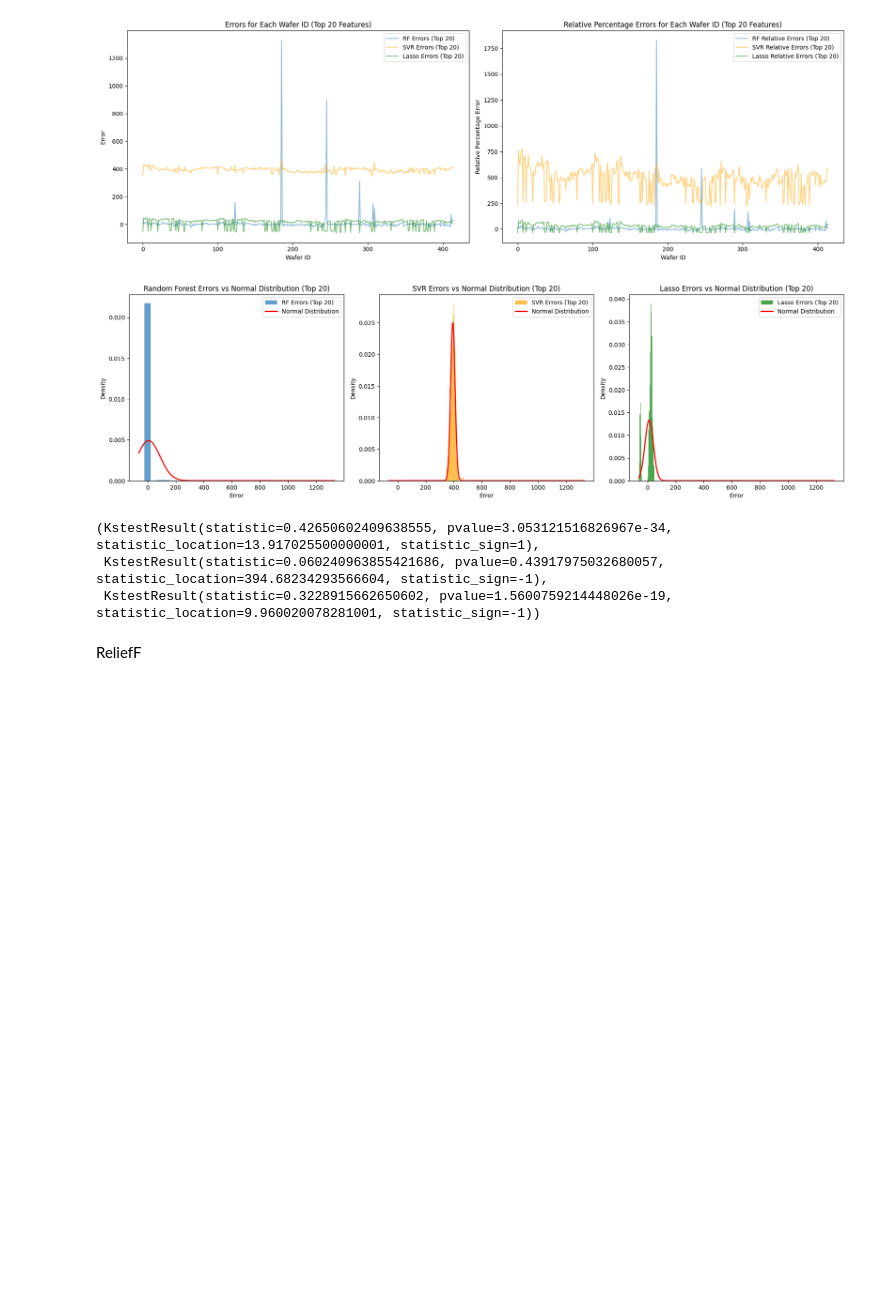
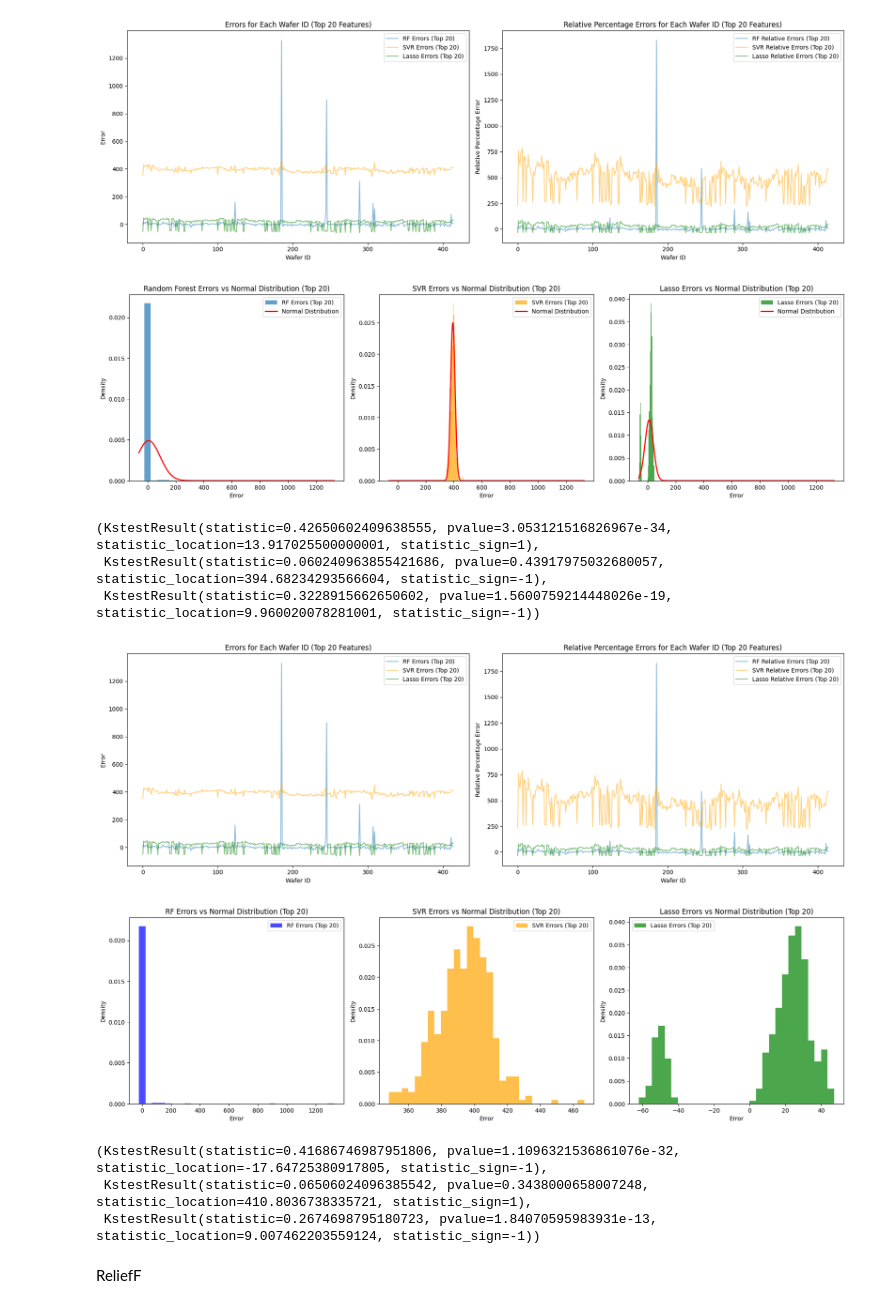
Before and after one commit to sadia575/featureengineering, a Jupyter notebook: notebook/FeatureExtractionWithFunctions_Updated.ipynb, the cells around one changed output. Cells and saved outputs as stored; diff of their text form; code cells hidden in the pictures; blank space fills up the shorter version.

```diff
--- a/notebook/FeatureExtractionWithFunctions_Updated.ipynb
+++ b/notebook/FeatureExtractionWithFunctions_Updated.ipynb
@@ -733,6 +775,72 @@ ks_test_rf_top20_vs_normal, ks_test_svr_top20_vs_normal, ks_test_lasso_top20_vs_
 (KstestResult(statistic=0.42650602409638555, pvalue=3.053121516826967e-34, statistic_location=13.917025500000001, statistic_sign=1),
  KstestResult(statistic=0.060240963855421686, pvalue=0.43917975032680057, statistic_location=394.68234293566604, statistic_sign=-1),
  KstestResult(statistic=0.3228915662650602, pvalue=1.5600759214448026e-19, statistic_location=9.960020078281001, statistic_sign=-1))
+# %%
+def plot_errors(errors_rf, errors_svr, errors_lasso, title):
+    plt.figure(figsize=(18, 6))
+
+    plt.subplot(1, 2, 1)
+    plt.plot(errors_rf, alpha=0.5, label='RF Errors (Top 20)')
+    plt.plot(errors_svr, alpha=0.5, label='SVR Errors (Top 20)', color='orange')
+    plt.plot(errors_lasso, alpha=0.5, label='Lasso Errors (Top 20)', color='green')
+    plt.title(f'Errors for Each Wafer ID ({title})')
+    plt.xlabel('Wafer ID')
+    plt.ylabel('Error')
+    plt.legend()
+
+    plt.subplot(1, 2, 2)
+    plt.plot(errors_rf / np.maximum(np.abs(test_outputs_inv), 1e-8) * 100, alpha=0.5, label='RF Relative Errors (Top 20)')
+    plt.plot(errors_svr / np.maximum(np.abs(test_outputs_inv), 1e-8) * 100, alpha=0.5, label='SVR Relative Errors (Top 20)', color='orange')
+    plt.plot(errors_lasso / np.maximum(np.abs(test_outputs_inv), 1e-8) * 100, alpha=0.5, label='Lasso Relative Errors (Top 20)', color='green')
+    plt.title(f'Relative Percentage Errors for Each Wafer ID ({title})')
+    plt.xlabel('Wafer ID')
+    plt.ylabel('Relative Percentage Error')
+    plt.legend()
+
+    plt.tight_layout()
+    plt.show()
+
+def plot_error_histograms(errors_rf, errors_svr, errors_lasso, title):
+    plt.figure(figsize=(18, 15))
+
+    for i, errors, color, model_name in zip(range(1, 4), [errors_rf, errors_svr, errors_lasso], ['blue', 'orange', 'green'], ['RF', 'SVR', 'Lasso']):
+        plt.subplot(3, 3, i)
+        plt.hist(errors, bins=30, alpha=0.7, density=True, label=f'{model_name} Errors (Top 20)', color=color)
+        plt.title(f'{model_name} Errors vs Normal Distribution (Top 20)')
+        plt.xlabel('Error')
+        plt.ylabel('Density')
+        plt.legend()
+
+    plt.tight_layout()
+    plt.show()
+
+def perform_ks_test(errors_rf, errors_svr, errors_lasso, title):
+    normal_errors_rf = np.random.normal(np.mean(errors_rf), np.std(errors_rf), size=len(errors_rf))
+    normal_errors_svr = np.random.normal(np.mean(errors_svr), np.std(errors_svr), size=len(errors_svr))
+    normal_errors_lasso = np.random.normal(np.mean(errors_lasso), np.std(errors_lasso), size=len(errors_lasso))
+
+    ks_test_rf_vs_normal = ks_2samp(errors_rf, normal_errors_rf)
+    ks_test_svr_vs_normal = ks_2samp(errors_svr, normal_errors_svr)
+    ks_test_lasso_vs_normal = ks_2samp(errors_lasso, normal_errors_lasso)
+
+    return ks_test_rf_vs_normal, ks_test_svr_vs_normal, ks_test_lasso_vs_normal
+
+# Plot errors and relative errors
+plot_errors(errors_rf_top20, errors_svr_top20, errors_lasso_top20, 'Top 20 Features')
+
+# Plot histograms of errors with normal distribution curve
+plot_error_histograms(errors_rf_top20, errors_svr_top20, errors_lasso_top20, 'Top 20 Features')
+
+# Perform KS-test between the error distributions and a normal distribution
+ks_test_rf_top20_vs_normal, ks_test_svr_top20_vs_normal, ks_test_lasso_top20_vs_normal = perform_ks_test(errors_rf_top20, errors_svr_top20, errors_lasso_top20, 'Top 20 Features')
+
+ks_test_rf_top20_vs_normal, ks_test_svr_top20_vs_normal, ks_test_lasso_top20_vs_normal
+# %% [output]
+[figure, added]
+[figure, added]
+(KstestResult(statistic=0.41686746987951806, pvalue=1.1096321536861076e-32, statistic_location=-17.64725380917805, statistic_sign=-1),
+ KstestResult(statistic=0.06506024096385542, pvalue=0.3438000658007248, statistic_location=410.8036738335721, statistic_sign=1),
+ KstestResult(statistic=0.2674698795180723, pvalue=1.84070595983931e-13, statistic_location=9.007462203559124, statistic_sign=-1))
 # %% [markdown]
 ReliefF
 # %%
```
Also changed, not shown: parts of 21 cells of this notebook, 1 other file.
